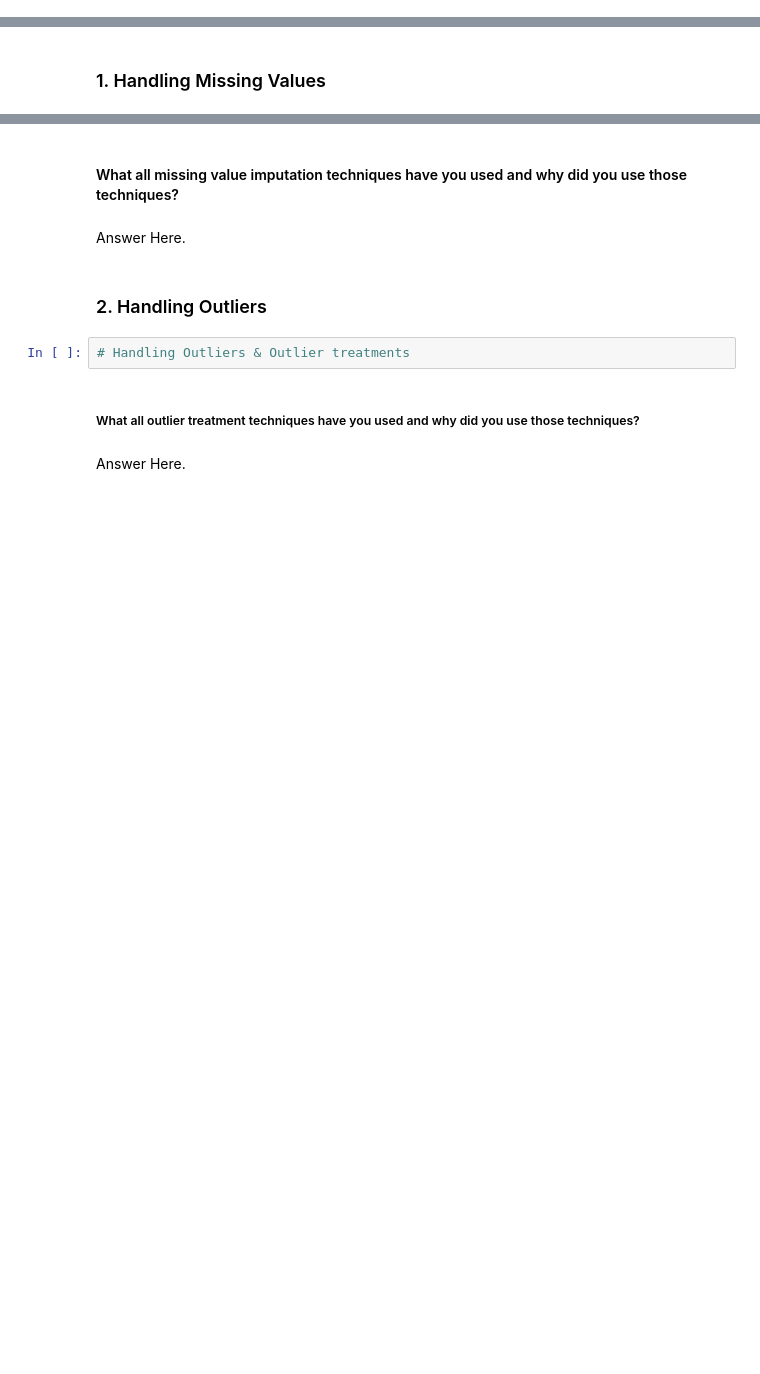
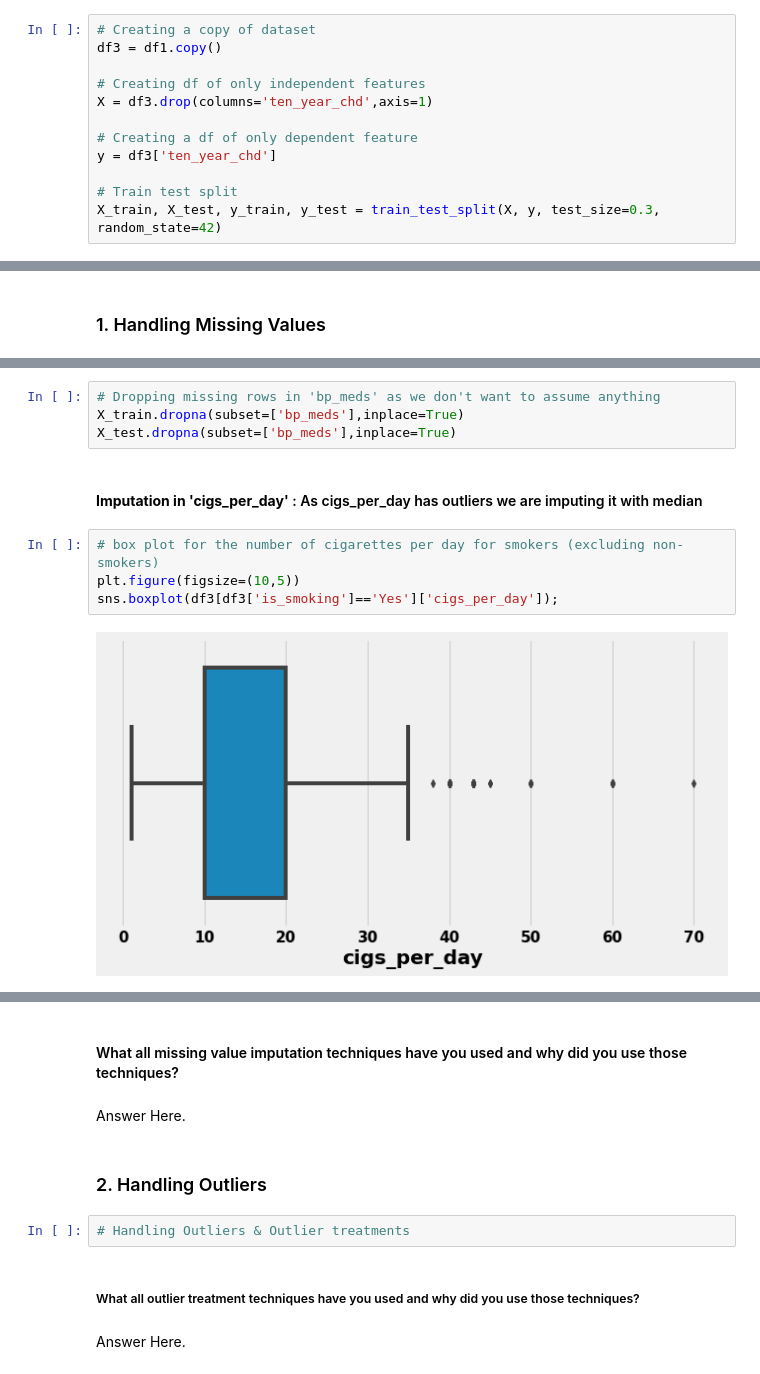
Before and after one commit to 7-sumit/Cardiovascular-Risk-Prediction, a Jupyter notebook: Cardiovascular_Risk_Prediction.ipynb, the cells around one changed output, grey strips where cells are left out. Drawn from its saved outputs; the diff is of its cells as text; blank space fills up the shorter version.

```diff
--- a/Cardiovascular_Risk_Prediction.ipynb
+++ b/Cardiovascular_Risk_Prediction.ipynb
@@ -879,0 +886,12 @@ Answer Here.
+# %%
+# Creating a copy of dataset
+df3 = df1.copy()
+
+# Creating df of only independent features
+X = df3.drop(columns='ten_year_chd',axis=1)
+
+# Creating a df of only dependent feature
+y = df3['ten_year_chd']
+
+# Train test split
+X_train, X_test, y_train, y_test = train_test_split(X, y, test_size=0.3, random_state=42)
@@ -883,0 +919,12 @@ Answer Here.
+# %%
+# Dropping missing rows in 'bp_meds' as we don't want to assume anything
+X_train.dropna(subset=['bp_meds'],inplace=True)
+X_test.dropna(subset=['bp_meds'],inplace=True)
+# %% [markdown]
+#### **Imputation in 'cigs_per_day'** : As cigs_per_day has outliers we are imputing it with median
+# %%
+# box plot for the number of cigarettes per day for smokers (excluding non-smokers)
+plt.figure(figsize=(10,5))
+sns.boxplot(df3[df3['is_smoking']=='Yes']['cigs_per_day']);
+# %% [output]
+[figure, added]
```
Also changed, not shown: parts of 18 cells of this notebook.
